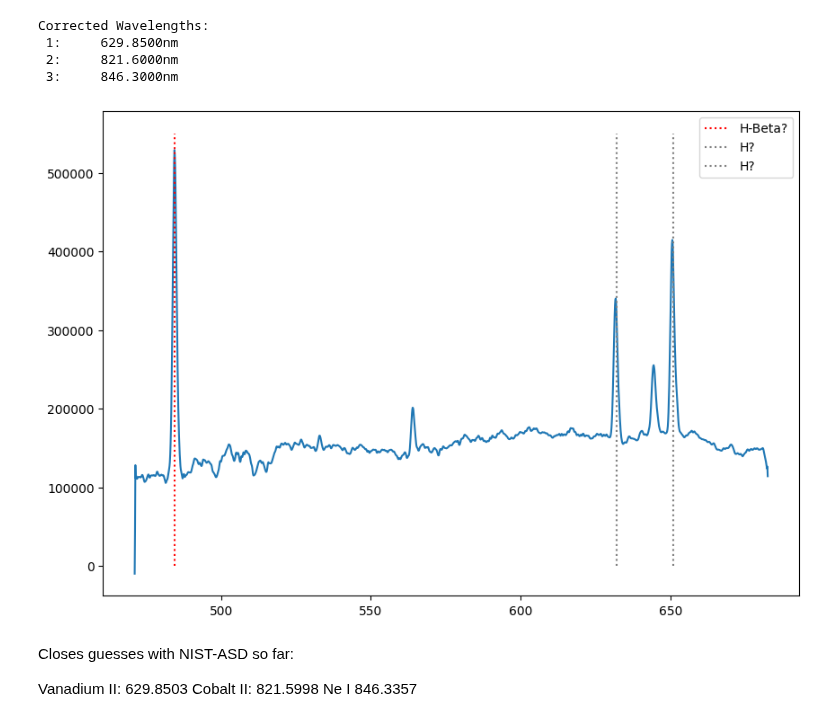
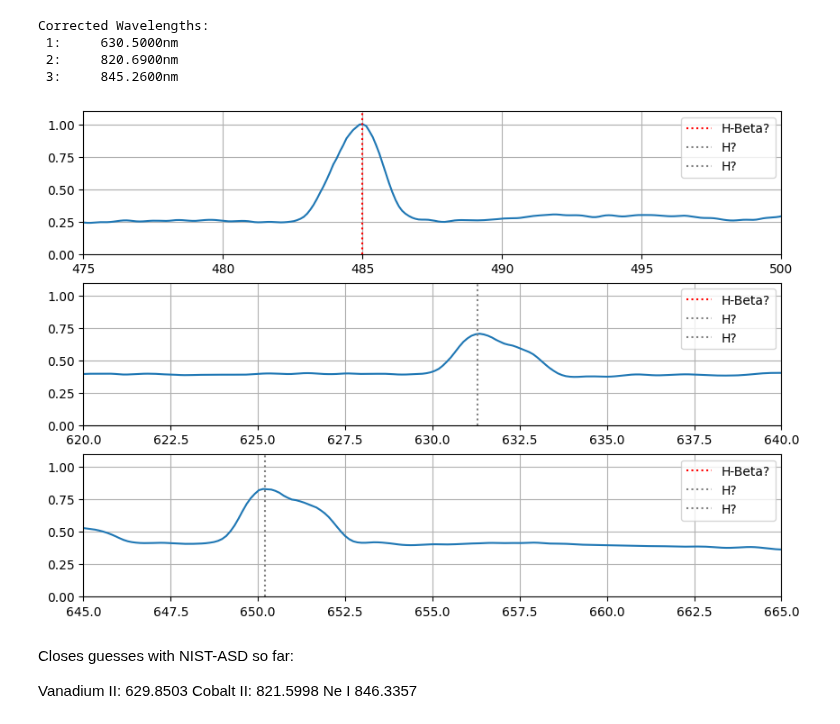
Before and after one commit to B0whunt3r21/AstroPrak, a Jupyter notebook: Galax_Spect/Galax_Spect.ipynb, the cells around one changed output. Saved outputs shown, nothing was run; the diff lists cells and outputs as text; code cells hidden in the pictures.

```diff
--- a/Galax_Spect/Galax_Spect.ipynb
+++ b/Galax_Spect/Galax_Spect.ipynb
@@ -95,38 +107,62 @@ plt.show()
 # %%
 #Doppler Correction and Gauss-Fit
 
 Z = 0.3
 
 
 #z = femit/fobs - 1 => femit = fobs*(1+z)
 def redshiftCorrection(wavelength):
     return(wavelength * (1+Z))
 
 
 #Approx redshifted emmision-wavelengths in nm:
-line1 = 484.5
-line2 = 632
-line3 = 651
+line1 = 485
+line2 = 631.3
+line3 = 650.2
 
-fig, ax = plt.subplots(1, 1, figsize=(10, 7))
-ax.plot(xNMLSS, LSS[900, :])
-ax.vlines(line1, 0, 550000, linestyles=':', colors='r', label='H-Beta?')
-ax.vlines(line2, 0, 550000, linestyles=':', colors='gray', label='H?')
-ax.vlines(line3, 0, 550000, linestyles=':', colors='grey', label='H?')
-ax.legend()
+fig, ax = plt.subplots(3, 1, figsize=(10, 7))
+ax[0].plot(x_NM_LSS.value, LSS[100, :]/max(LSS[100, :]))
+ax[0].vlines(line1, 0, 1.1, linestyles=':', colors='r', label='H-Beta?')
+ax[0].vlines(line2, 0, 1.1, linestyles=':', colors='gray', label='H?')
+ax[0].vlines(line3, 0, 1.1, linestyles=':', colors='grey', label='H?')
+#ax.set_xlim(min(x_NM_LSS.value), max(x_NM_LSS.value))
+ax[0].set_xlim(475, 500)
+ax[0].set_ylim(0, 1.1)
+ax[0].grid()
+ax[0].legend()
+
+ax[1].plot(x_NM_LSS.value, LSS[1400, :]/max(LSS[1400, :]))
+ax[1].vlines(line1, 0, 1.1, linestyles=':', colors='r', label='H-Beta?')
+ax[1].vlines(line2, 0, 1.1, linestyles=':', colors='gray', label='H?')
+ax[1].vlines(line3, 0, 1.1, linestyles=':', colors='grey', label='H?')
+#ax.set_xlim(min(x_NM_LSS.value), max(x_NM_LSS.value))
+ax[1].set_xlim(620, 640)
+ax[1].set_ylim(0, 1.1)
+ax[1].grid()
+ax[1].legend()
+
+ax[2].plot(x_NM_LSS.value, LSS[1400, :]/max(LSS[1400, :]))
+ax[2].vlines(line1, 0, 1.1, linestyles=':', colors='r', label='H-Beta?')
+ax[2].vlines(line2, 0, 1.1, linestyles=':', colors='gray', label='H?')
+ax[2].vlines(line3, 0, 1.1, linestyles=':', colors='grey', label='H?')
+#ax.set_xlim(min(x_NM_LSS.value), max(x_NM_LSS.value))
+ax[2].set_xlim(645, 665)
+ax[2].set_ylim(0, 1.1)
+ax[2].grid()
+ax[2].legend()
 
 
 corrLine1 = redshiftCorrection(line1)
 corrLine2 = redshiftCorrection(line2)
 corrLine3 = redshiftCorrection(line3)
 
 print(f'Corrected Wavelengths: \n 1:\t{corrLine1:.4f}nm \n 2:\t{corrLine2:.4f}nm \n 3:\t{corrLine3:.4f}nm')
 # %% [output]
 Corrected Wavelengths:
- 1:     629.8500nm
- 2:     821.6000nm
- 3:     846.3000nm
+ 1:     630.5000nm
+ 2:     820.6900nm
+ 3:     845.2600nm
-[figure, old version]
+[figure, new version]
 # %% [markdown]
 Closes guesses with NIST-ASD so far:
 
```
Also changed, not shown: parts of 7 cells of this notebook.
